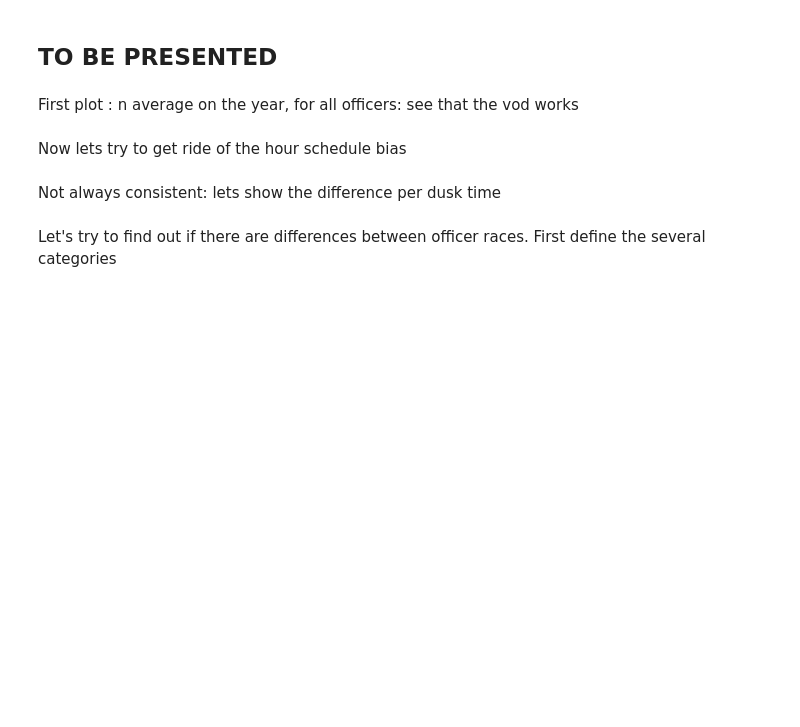
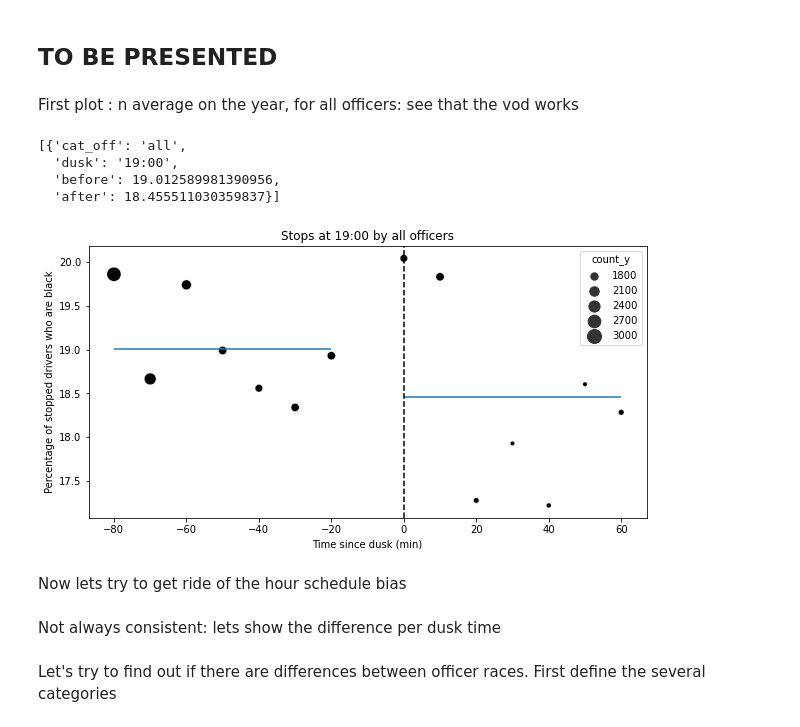
Before and after one commit to epfl-ada/ada-2020-project-milestone-p3-p3_vsl, a Jupyter notebook: notebook.ipynb, the cells around one changed output. Drawn from its saved outputs; the diff is of its cells as text; code cells hidden in the pictures; blank space fills up the shorter version.

Commit message:
change the dusk_time value

```diff
--- a/notebook.ipynb
+++ b/notebook.ipynb
@@ -638,4 +645,10 @@ df_for_vod.to_csv('data_with_dusk.csv')
+# %%
+from datetime import datetime
+
+df_for_vod = pd.read_csv('data_with_dusk.csv')
+df_for_vod['date_obj'] = df_for_vod['date'].progress_apply(lambda x : datetime.strptime(x.split('.')[0], '%Y-%m-%d %H:%M:%S'))
 # %%
-df_for_vod = pd.read_csv('data_with_dusk.csv')
+df_for_vod['date_category'] = df_for_vod['date_obj'].progress_apply(lambda x : get_time_category(x))
+
 print(df_for_vod.shape)
 df_for_vod.head()
@@ -689,9 +712,9 @@ def plot_vod_1sub_1off(data_o, time_range=[-8,7], plot=True, dusk_time=None, off
         ax.set_ylabel('Percentage of stopped drivers who are black')
 
         if dusk_time :
-            ax.set_title(f"Dusk time at {dusk_time} : stops by {off_cat} officers")
+            ax.set_title(f"Stops at {dusk_time} by {off_cat} officers")
         else:
-            ax.set_title(f"All dusk times : stops by {off_cat} officers")
+            ax.set_title(f"All stops by {off_cat} officers")
 
     return before_average, after_average
 # %%
@@ -713,7 +736,7 @@ def plot_1sub_Aoff(df__, off_cat_name, off_cat_values, sub_race, \
 
     # select data from only one dusk time range
     if dusk_time:
-        df_vod = df_vod[df_vod['dusk_category'] == dusk_time]
+        df_vod = df_vod[df_vod['date_category'] == dusk_time]
 
 
     # for each cat of officer, plot the graph for the given subject race
@@ -827,7 +862,13 @@ print_drop_Aoff(values, off_cat = ['all', 'all', 'all'])
 First plot : n average on the year, for all officers: see that the vod works
 # %%
 plot_1sub_Aoff(df_to_exploit, plot=True,  off_cat_name='all', \
-                 off_cat_values=['white', 'black', 'hispanic'], sub_race= 'black', dusk_time=None, county_name=None)
+                 off_cat_values=['white', 'black', 'hispanic'], sub_race= 'black', dusk_time='19:00', county_name=None)
+# %% [output]
+[{'cat_off': 'all',
+  'dusk': '19:00',
+  'before': 19.012589981390956,
+  'after': 18.455511030359837}]
+[figure, added]
 # %% [markdown]
 Now lets try to get ride of the hour schedule bias
 # %%
```
Also changed, not shown: parts of 13 cells of this notebook.
